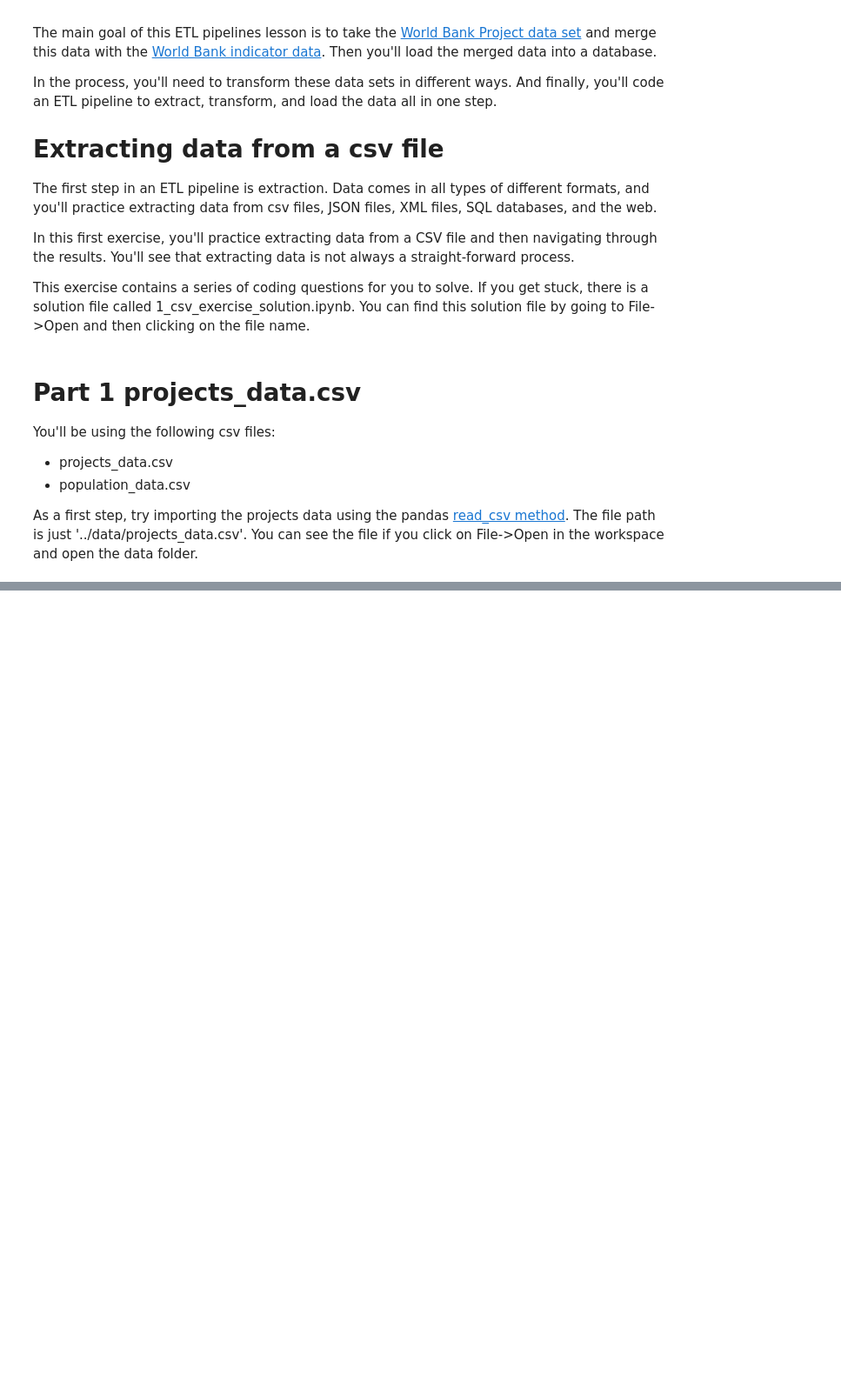
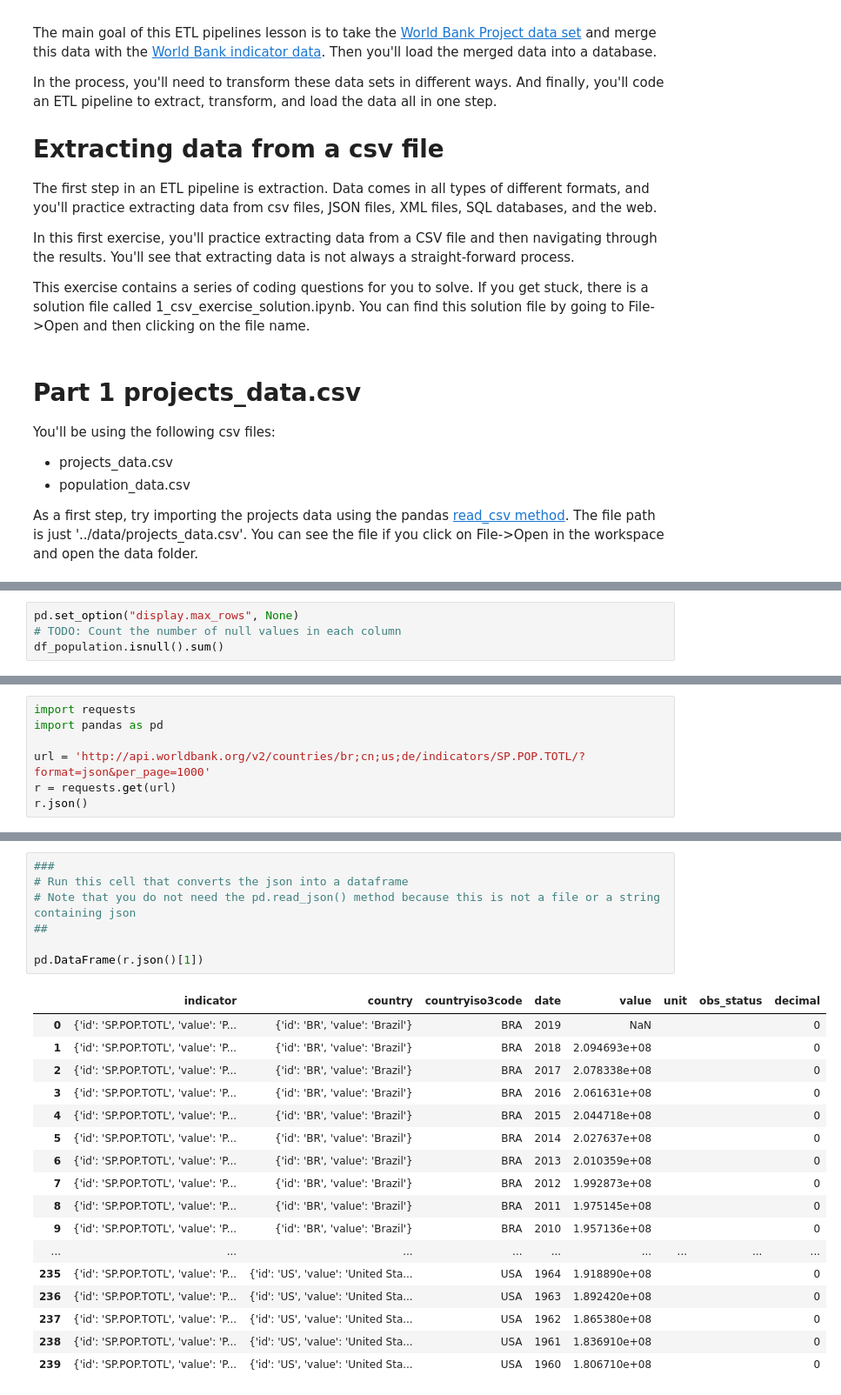
Before and after one commit to edifierxuhao/Data_Engineering, a Jupyter notebook: ETL_Pipelines.ipynb, the cells around one changed output, grey strips where cells are left out. Shown at 87% size. Cells and saved outputs as stored; diff of their text form; blank space fills up the shorter version.

```diff
--- a/ETL_Pipelines.ipynb
+++ b/ETL_Pipelines.ipynb
@@ -107,0 +227,4 @@ As a first step, try importing the projects data using the pandas [read_csv meth
+# %%
+pd.set_option("display.max_rows", None)
+# TODO: Count the number of null values in each column
+df_population.isnull().sum()
@@ -107,0 +728,7 @@ As a first step, try importing the projects data using the pandas [read_csv meth
+# %%
+import requests
+import pandas as pd
+
+url = 'http://api.worldbank.org/v2/countries/br;cn;us;de/indicators/SP.POP.TOTL/?format=json&per_page=1000'
+r = requests.get(url)
+r.json()
@@ -107,0 +753,25 @@ As a first step, try importing the projects data using the pandas [read_csv meth
+# %%
+###
+# Run this cell that converts the json into a dataframe
+# Note that you do not need the pd.read_json() method because this is not a file or a string containing json
+##
+
+pd.DataFrame(r.json()[1])
+# %% [output]
+|  | indicator | country | countryiso3code | date | value | unit | obs_status | decimal |
+| 0 | {'id': 'SP.POP.TOTL', 'value': 'P... | {'id': 'BR', 'value': 'Brazil'} | BRA | 2019 | NaN |  |  | 0 |
+| 1 | {'id': 'SP.POP.TOTL', 'value': 'P... | {'id': 'BR', 'value': 'Brazil'} | BRA | 2018 | 2.094693e+08 |  |  | 0 |
+| 2 | {'id': 'SP.POP.TOTL', 'value': 'P... | {'id': 'BR', 'value': 'Brazil'} | BRA | 2017 | 2.078338e+08 |  |  | 0 |
+| 3 | {'id': 'SP.POP.TOTL', 'value': 'P... | {'id': 'BR', 'value': 'Brazil'} | BRA | 2016 | 2.061631e+08 |  |  | 0 |
+| 4 | {'id': 'SP.POP.TOTL', 'value': 'P... | {'id': 'BR', 'value': 'Brazil'} | BRA | 2015 | 2.044718e+08 |  |  | 0 |
+| 5 | {'id': 'SP.POP.TOTL', 'value': 'P... | {'id': 'BR', 'value': 'Brazil'} | BRA | 2014 | 2.027637e+08 |  |  | 0 |
+| 6 | {'id': 'SP.POP.TOTL', 'value': 'P... | {'id': 'BR', 'value': 'Brazil'} | BRA | 2013 | 2.010359e+08 |  |  | 0 |
+| 7 | {'id': 'SP.POP.TOTL', 'value': 'P... | {'id': 'BR', 'value': 'Brazil'} | BRA | 2012 | 1.992873e+08 |  |  | 0 |
+| 8 | {'id': 'SP.POP.TOTL', 'value': 'P... | {'id': 'BR', 'value': 'Brazil'} | BRA | 2011 | 1.975145e+08 |  |  | 0 |
+| 9 | {'id': 'SP.POP.TOTL', 'value': 'P... | {'id': 'BR', 'value': 'Brazil'} | BRA | 2010 | 1.957136e+08 |  |  | 0 |
+| ... | ... | ... | ... | ... | ... | ... | ... | ... |
+| 235 | {'id': 'SP.POP.TOTL', 'value': 'P... | {'id': 'US', 'value': 'United Sta... | USA | 1964 | 1.918890e+08 |  |  | 0 |
+| 236 | {'id': 'SP.POP.TOTL', 'value': 'P... | {'id': 'US', 'value': 'United Sta... | USA | 1963 | 1.892420e+08 |  |  | 0 |
+| 237 | {'id': 'SP.POP.TOTL', 'value': 'P... | {'id': 'US', 'value': 'United Sta... | USA | 1962 | 1.865380e+08 |  |  | 0 |
+| 238 | {'id': 'SP.POP.TOTL', 'value': 'P... | {'id': 'US', 'value': 'United Sta... | USA | 1961 | 1.836910e+08 |  |  | 0 |
+| 239 | {'id': 'SP.POP.TOTL', 'value': 'P... | {'id': 'US', 'value': 'United Sta... | USA | 1960 | 1.806710e+08 |  |  | 0 |
```
Also changed, not shown: parts of 61 cells of this notebook, 4 other files.
